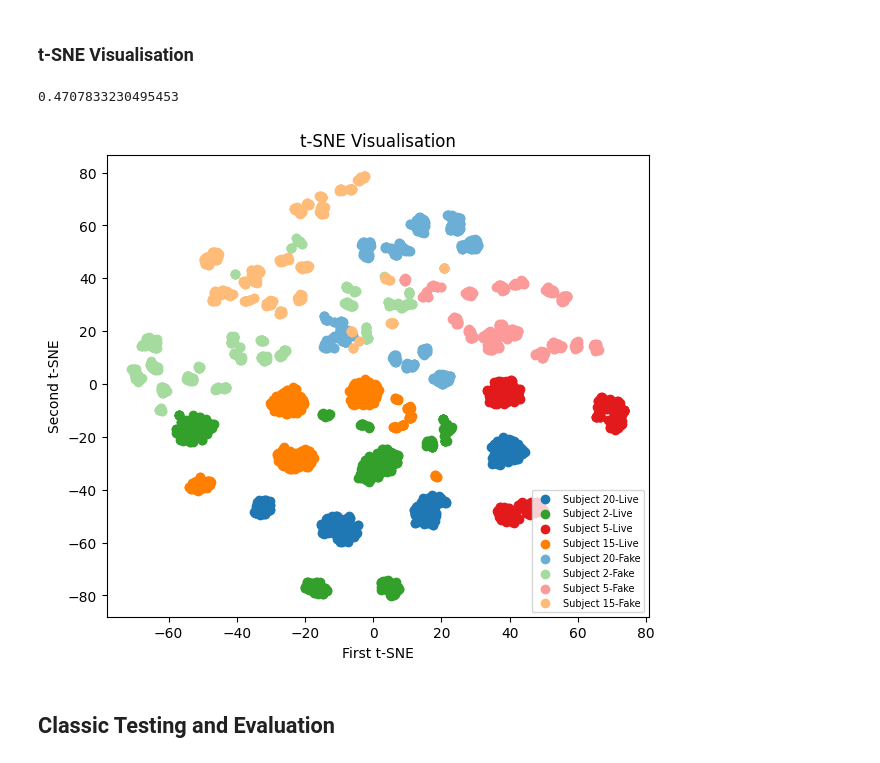
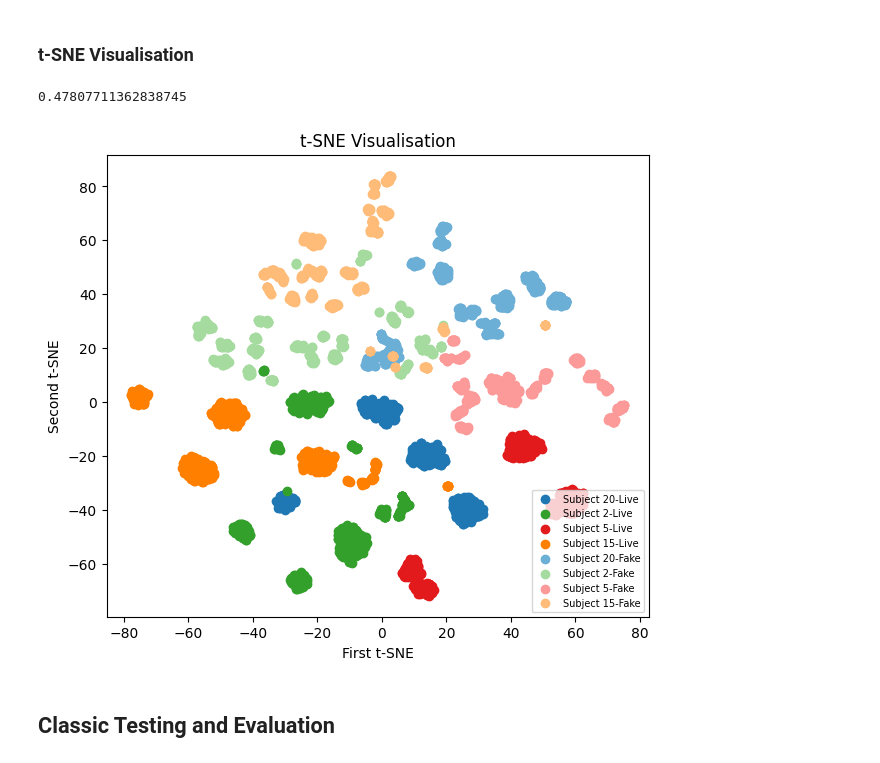
Before and after one commit to StergiousAji/mmFace-3D-Face-Recognition-using-RGB-and-mmWave-Radar, a Jupyter notebook: src/3DFR_Net/mmFace/mmFace-hybrid.ipynb, the cells around one changed output. Cells and saved outputs as stored; diff of their text form; code cells hidden in the pictures.

```diff
--- a/src/3DFR_Net/mmFace/mmFace-hybrid.ipynb
+++ b/src/3DFR_Net/mmFace/mmFace-hybrid.ipynb
@@ -65,13 +65,13 @@ learning_rate = 0.01
 lambda1, lambda2 = 1, 1
 
 # all fusion methods run for 20 epochs
-model = MMFaceHybrid(num_subjects, fuse=multihead_attention).to(device)
+model = MMFaceHybrid(num_subjects, fuse=concatenate).to(device)
 
 # Loss + Optimiser
 criterion = nn.CrossEntropyLoss()
 optimiser = torch.optim.SGD(model.parameters(), lr=learning_rate, weight_decay=0.001, momentum=0.9)
 
-model_name = f"mmFace-hybrid-AUGMENTED-ZERO-SHOT-multihead_attention.pt"
+model_name = f"mmFace-hybrid-AUGMENTED-ZERO-SHOT-concatenate.pt"
 cur_epoch, loss_history, train_acc, val_acc = load_model(model_name, model, optimiser)
 
 if len(loss_history) > 0:
@@ -188,9 +188,9 @@ from neural_nets import MMFaceHybrid, concatenate, add, multiply, pairwise_dot_a
 from utils import load_model
 
 # TODO: LOAD ALL MODELS TO COMPARE AGAINST THEM
-model = MMFaceHybrid(num_subjects, fuse=pairwise_dot_avg).to(device)
+model = MMFaceHybrid(num_subjects, fuse=concatenate).to(device)
 
-model_name = f"mmFace-hybrid-AUGMENTED-ZERO-SHOT-pairwise_dot_avg.pt"
+model_name = f"mmFace-hybrid-AUGMENTED-ZERO-SHOT-concatenate.pt"
 cur_epoch, loss_history, train_acc, val_acc = load_model(model_name, model, torch.optim.SGD(model.parameters(), lr=0.01, weight_decay=0.001, momentum=0.9))
 
 if len(loss_history) > 0:
@@ -457,7 +457,7 @@ X_tsne = tsne.fit_transform(unseen_embeddings)
 
 tsne.kl_divergence_
 # %% [output]
-0.4707833230495453
+0.47807711362838745
 # %%
 import matplotlib.pyplot as plt
 import matplotlib.colors as mcolours
@@ -477,35 +477,35 @@ shades = [
 ]
 
 lighter_shades = [
     "#6baed6",  # Lighter shade of Blue
     "#a6dba0",  # Lighter shade of Green
     "#fb9a99",  # Lighter shade of Red
     "#ffbb78"   # Lighter shade of Orange
 ]
 
 colours = np.array([shades[t % h] if true_labels_l[i] else lighter_shades[t % h] for i, t in enumerate(true_labels_norm)])
 colours2 = np.array([shades[t % h] if preds_l_norm[i] else lighter_shades[t % h] for i, t in enumerate(preds_s_norm)])
 
 fig, ax = plt.subplots(figsize=(7, 6), dpi=100)
 # ax = fig.add_subplot(projection="3d")
 # for i, colour in enumerate(set(colours)):
 for i, colour in enumerate(shades + lighter_shades):
     indices = np.where(colours == colour)
     indices2 = np.where(colours2 == colour)
     l = indices[0][0]
     m = indices[0][0]
 
     # plt.scatter(X_tsne[indices, 0], X_tsne[indices, 1], c=colour, label=f"Subject {train_labels_s[l]}-{'Live' if train_labels_l[l] else 'Fake'}")
     ax.scatter(X_tsne[indices, 0], X_tsne[indices, 1], c=colour, label=f"Subject {true_labels_s[l]}-{'Live' if true_labels_l[l] else 'Fake'}")
     # ax.scatter(X_tsne[indices2, 0], X_tsne[indices2, 1], c=colour, label=f"Subject {preds_s_norm[m]}-{'Live' if preds_l_norm[m] else 'Fake'}")
 
-plt.title("t-SNE Visualisation")
+plt.title(f"t-SNE Visualisation ({model_name})")
 plt.xlabel("First t-SNE")
 plt.ylabel("Second t-SNE")
 plt.legend(fontsize=7, loc="lower right")
 plt.show()
 # %% [output]
-[figure, old version]
+[figure, new version]
 # %% [markdown]
 ## Classic Testing and Evaluation
 # %%
```
Also changed, not shown: parts of 9 cells of this notebook, 7 other files.
